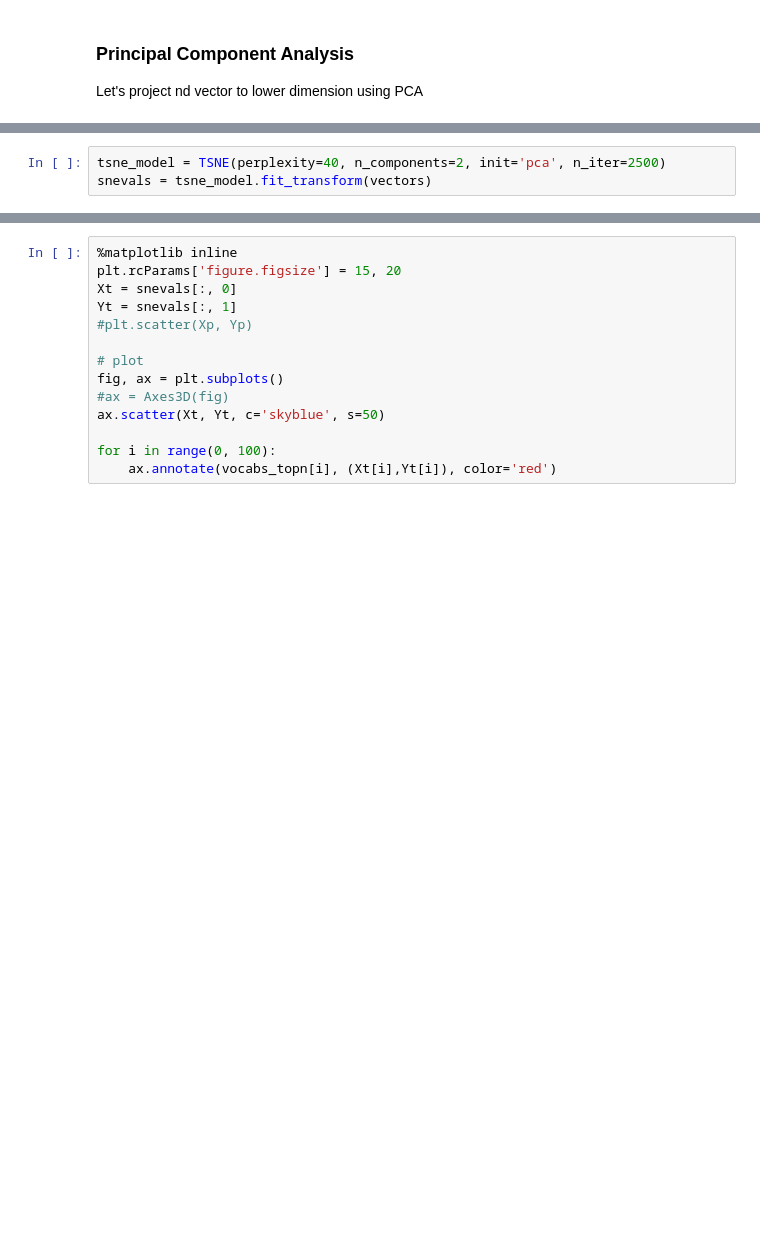
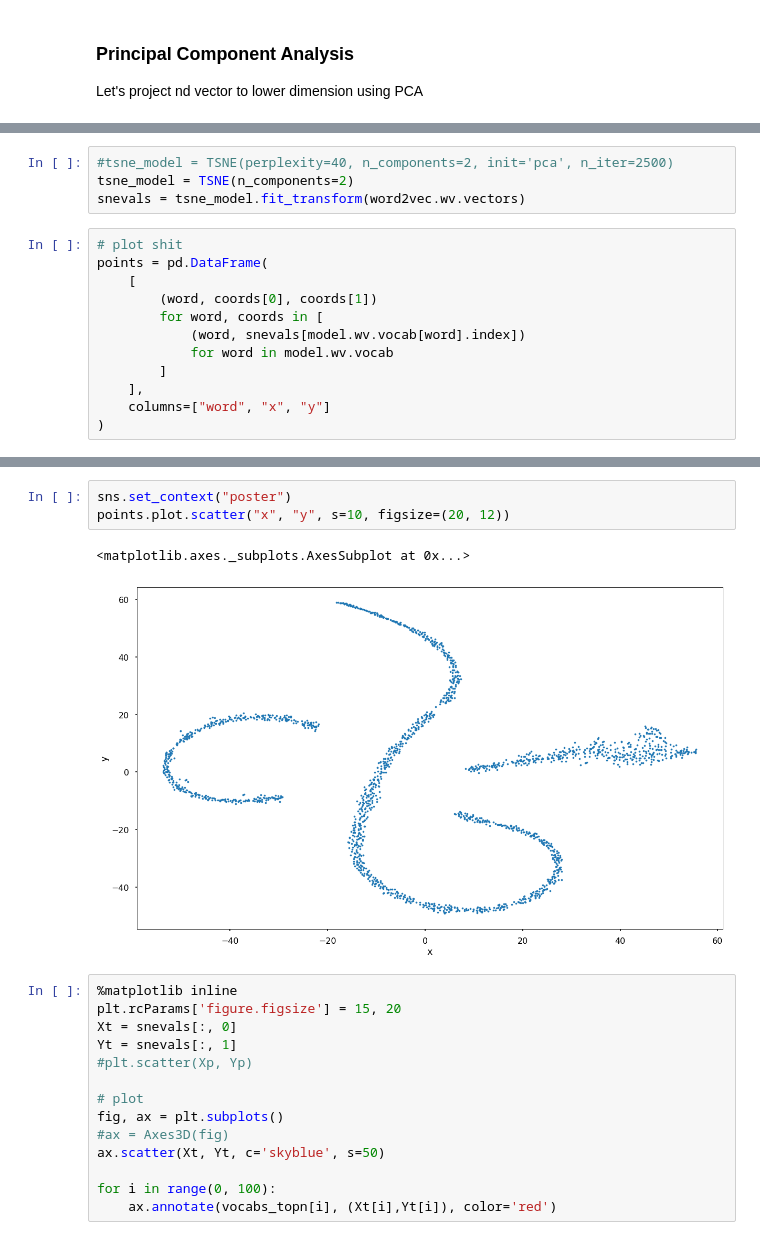
Before and after one commit to NISH1001/thought-analysis, a Jupyter notebook: analyzer.ipynb, the cells around one changed output, grey strips where cells are left out. Drawn from its saved outputs; the diff is of its cells as text; blank space fills up the shorter version.

```diff
--- a/analyzer.ipynb
+++ b/analyzer.ipynb
@@ -204,3 +250,16 @@ plt.show()
 # %%
-tsne_model = TSNE(perplexity=40, n_components=2, init='pca', n_iter=2500)
-snevals = tsne_model.fit_transform(vectors)
+#tsne_model = TSNE(perplexity=40, n_components=2, init='pca', n_iter=2500)
+tsne_model = TSNE(n_components=2)
+snevals = tsne_model.fit_transform(word2vec.wv.vectors)
+# %%
+# plot shit
+points = pd.DataFrame(
+    [
+        (word, coords[0], coords[1])
+        for word, coords in [
+            (word, snevals[model.wv.vocab[word].index])
+            for word in model.wv.vocab
+        ]
+    ],
+    columns=["word", "x", "y"]
+)
@@ -207,3 +275,9 @@ snevals = tsne_model.fit_transform(vectors)
+# %%
+sns.set_context("poster")
+points.plot.scatter("x", "y", s=10, figsize=(20, 12))
+# %% [output]
+<matplotlib.axes._subplots.AxesSubplot at 0x...>
+[figure, added]
 # %%
 %matplotlib inline
 plt.rcParams['figure.figsize'] = 15, 20
```
Also changed, not shown: parts of 20 cells of this notebook, 1 other file.
